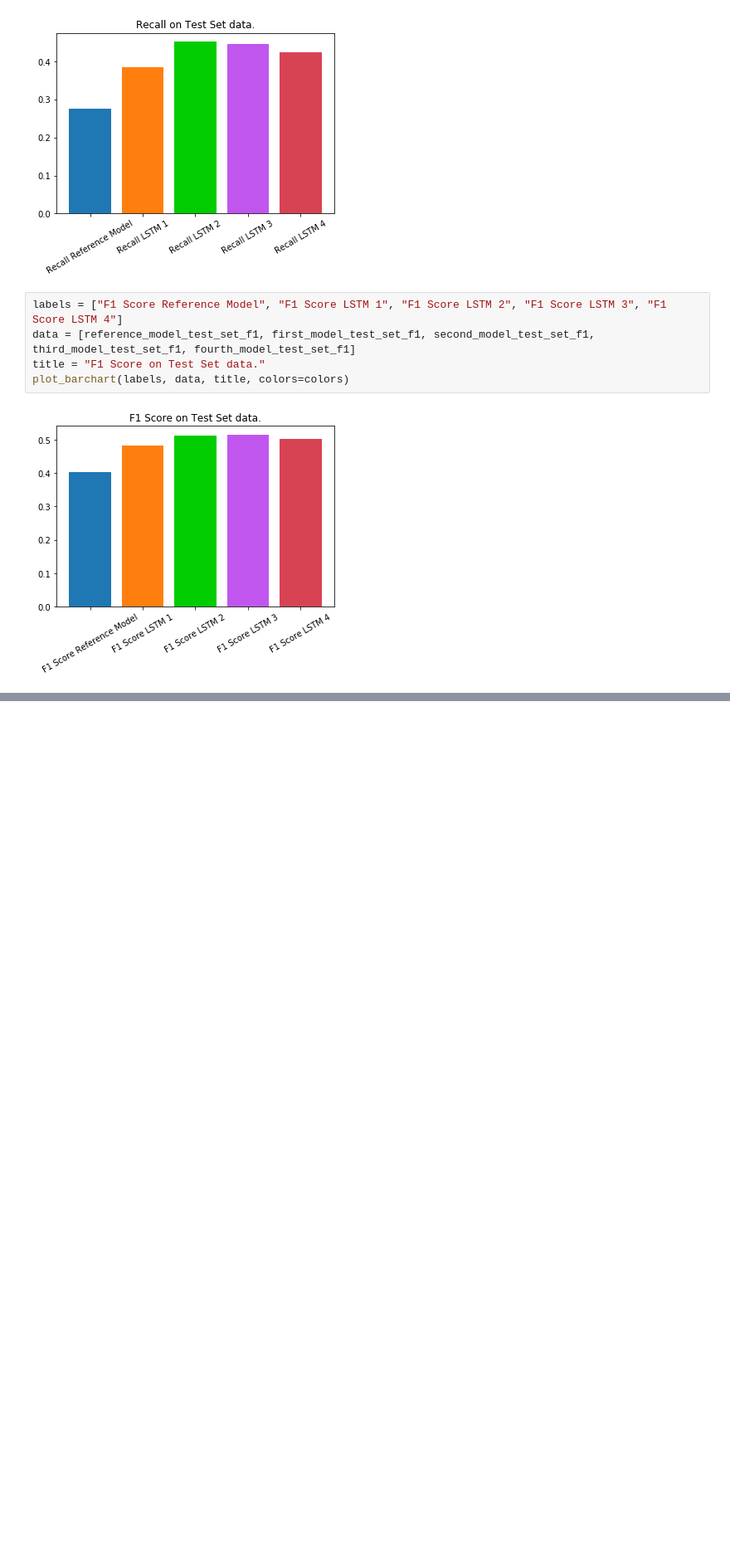
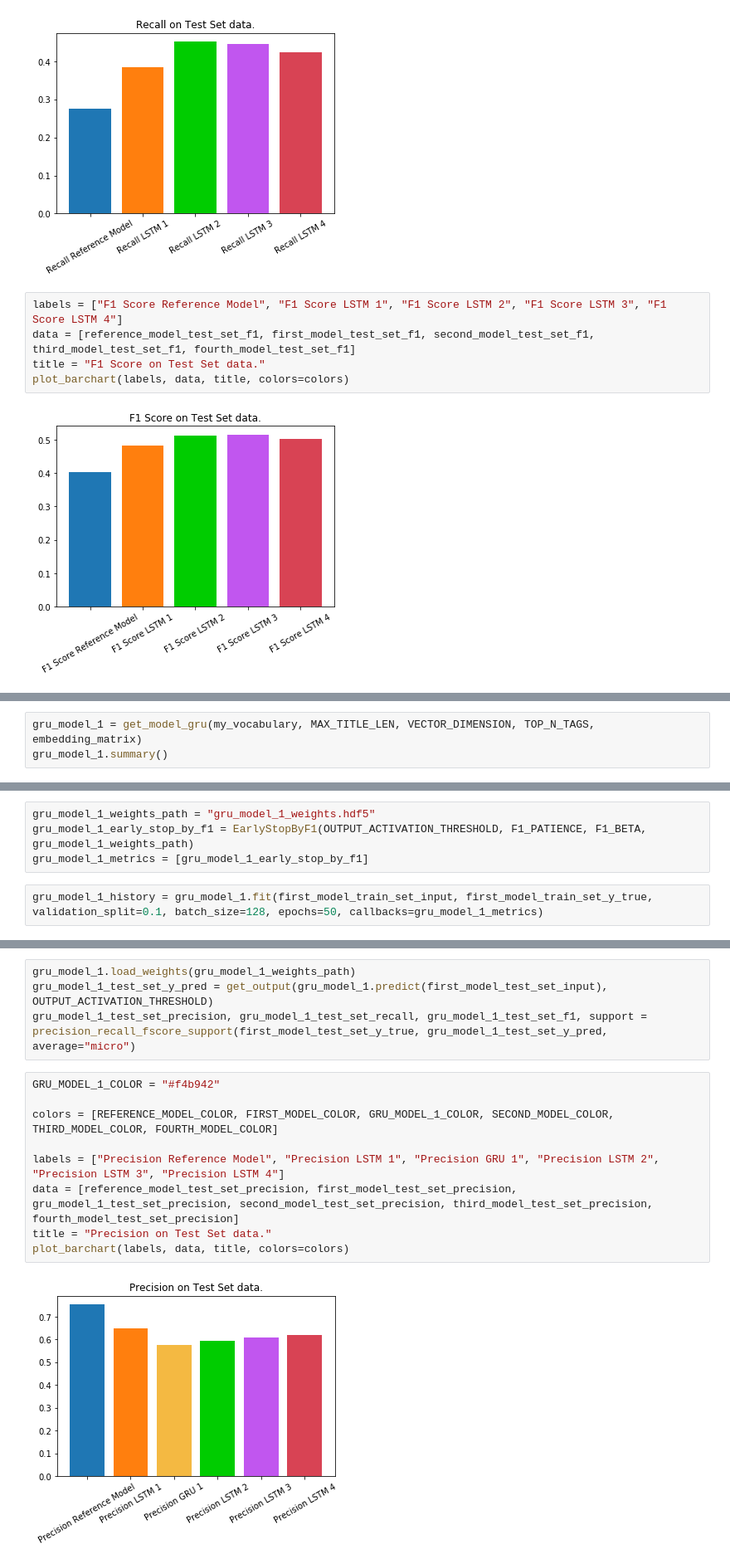
Before and after one commit to mtnntn/tagRecommendation, a Jupyter notebook: tagRecommendation/datasource/tag_recommendation.ipynb, the cells around one changed output, grey strips where cells are left out. Shown: that part at 83% size. Cells and saved outputs as stored; diff of their text form; blank space fills up the shorter version.

```diff
--- a/tagRecommendation/datasource/tag_recommendation.ipynb
+++ b/tagRecommendation/datasource/tag_recommendation.ipynb
@@ -1245,0 +1248,3 @@ plot_barchart(labels, data, title, colors=colors)
+# %%
+gru_model_1 = get_model_gru(my_vocabulary, MAX_TITLE_LEN, VECTOR_DIMENSION, TOP_N_TAGS, embedding_matrix)
+gru_model_1.summary()
@@ -1245,0 +1267,6 @@ plot_barchart(labels, data, title, colors=colors)
+# %%
+gru_model_1_weights_path = "gru_model_1_weights.hdf5"
+gru_model_1_early_stop_by_f1 = EarlyStopByF1(OUTPUT_ACTIVATION_THRESHOLD, F1_PATIENCE, F1_BETA, gru_model_1_weights_path)
+gru_model_1_metrics = [gru_model_1_early_stop_by_f1]
+# %%
+gru_model_1_history = gru_model_1.fit(first_model_train_set_input, first_model_train_set_y_true, validation_split=0.1, batch_size=128, epochs=50, callbacks=gru_model_1_metrics)
@@ -1245,0 +1291,15 @@ plot_barchart(labels, data, title, colors=colors)
+# %%
+gru_model_1.load_weights(gru_model_1_weights_path)
+gru_model_1_test_set_y_pred = get_output(gru_model_1.predict(first_model_test_set_input), OUTPUT_ACTIVATION_THRESHOLD)
+gru_model_1_test_set_precision, gru_model_1_test_set_recall, gru_model_1_test_set_f1, support = precision_recall_fscore_support(first_model_test_set_y_true, gru_model_1_test_set_y_pred, average="micro")
+# %%
+GRU_MODEL_1_COLOR = "#f4b942"
+
+colors = [REFERENCE_MODEL_COLOR, FIRST_MODEL_COLOR, GRU_MODEL_1_COLOR, SECOND_MODEL_COLOR, THIRD_MODEL_COLOR, FOURTH_MODEL_COLOR]
+
+labels = ["Precision Reference Model", "Precision LSTM 1", "Precision GRU 1", "Precision LSTM 2", "Precision LSTM 3", "Precision LSTM 4"]
+data = [reference_model_test_set_precision, first_model_test_set_precision, gru_model_1_test_set_precision, second_model_test_set_precision, third_model_test_set_precision, fourth_model_test_set_precision]
+title = "Precision on Test Set data."
+plot_barchart(labels, data, title, colors=colors)
+# %% [output]
+[figure, added]
```
Also changed, not shown: parts of 35 cells of this notebook.
